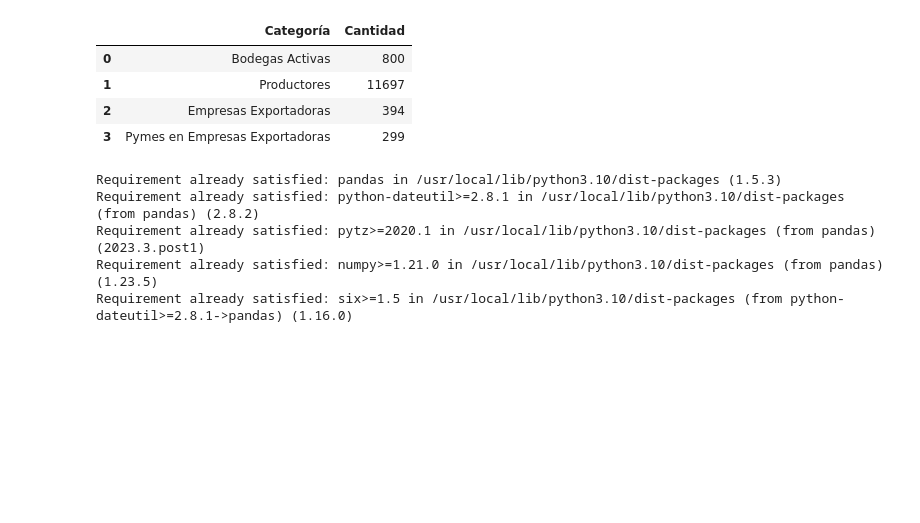
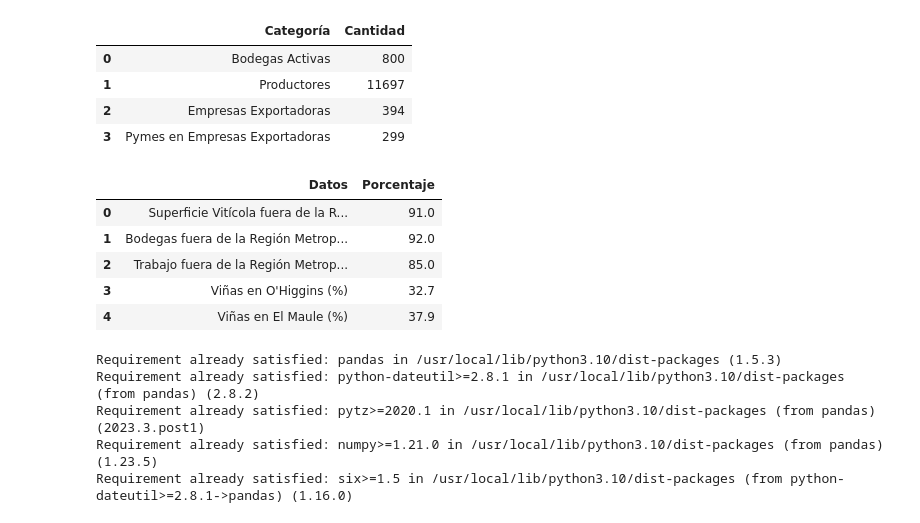
Before and after one commit to VictoriaYeme/Entrega_01, a Jupyter notebook: Entrega_02/Yeme_Integrante_03_Victoria_database_03/scripts/base_de_datos.ipynb, the cells around one changed output. Cells and saved outputs as stored; diff of their text form; code cells hidden in the pictures; blank space fills up the shorter version.

```diff
--- a/Entrega_02/Yeme_Integrante_03_Victoria_database_03/scripts/base_de_datos.ipynb
+++ b/Entrega_02/Yeme_Integrante_03_Victoria_database_03/scripts/base_de_datos.ipynb
@@ -260,6 +260,15 @@ datos3 = {
 }
 
 df3 = pd.DataFrame(datos3)
+# %%
+df3
+# %% [output]
+|  | Datos | Porcentaje |
+| 0 | Superficie Vitícola fuera de la R... | 91.0 |
+| 1 | Bodegas fuera de la Región Metrop... | 92.0 |
+| 2 | Trabajo fuera de la Región Metrop... | 85.0 |
+| 3 | Viñas en O'Higgins (%) | 32.7 |
+| 4 | Viñas en El Maule (%) | 37.9 |
 # %%
 import csv
 
```
Also changed, not shown: parts of 15 cells of this notebook, 6 other files.
